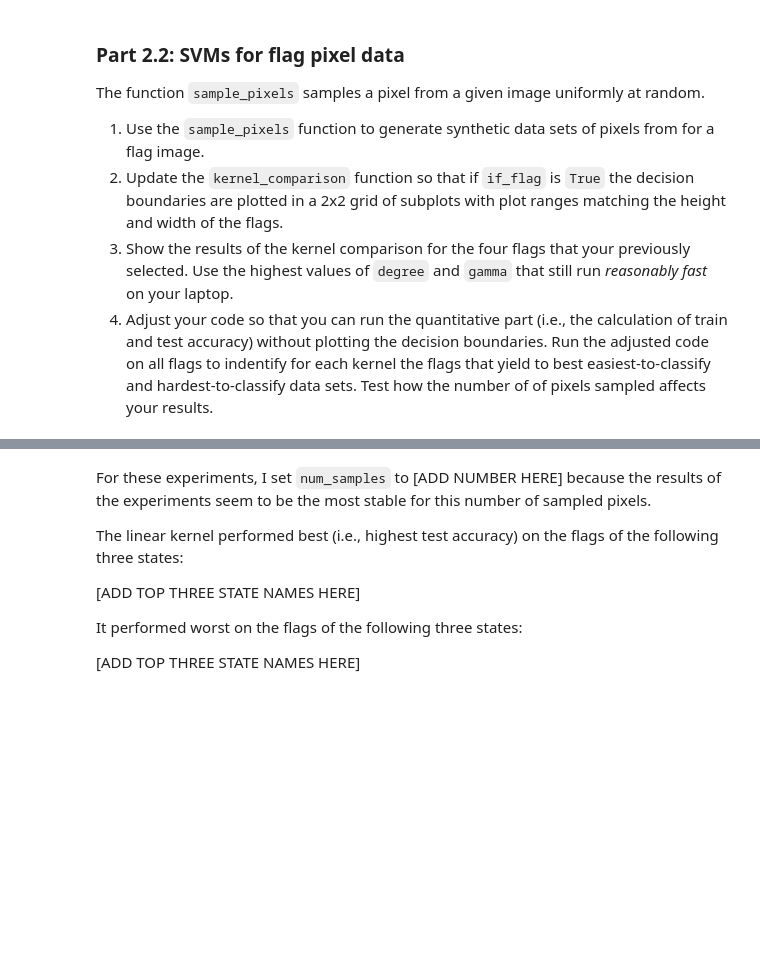
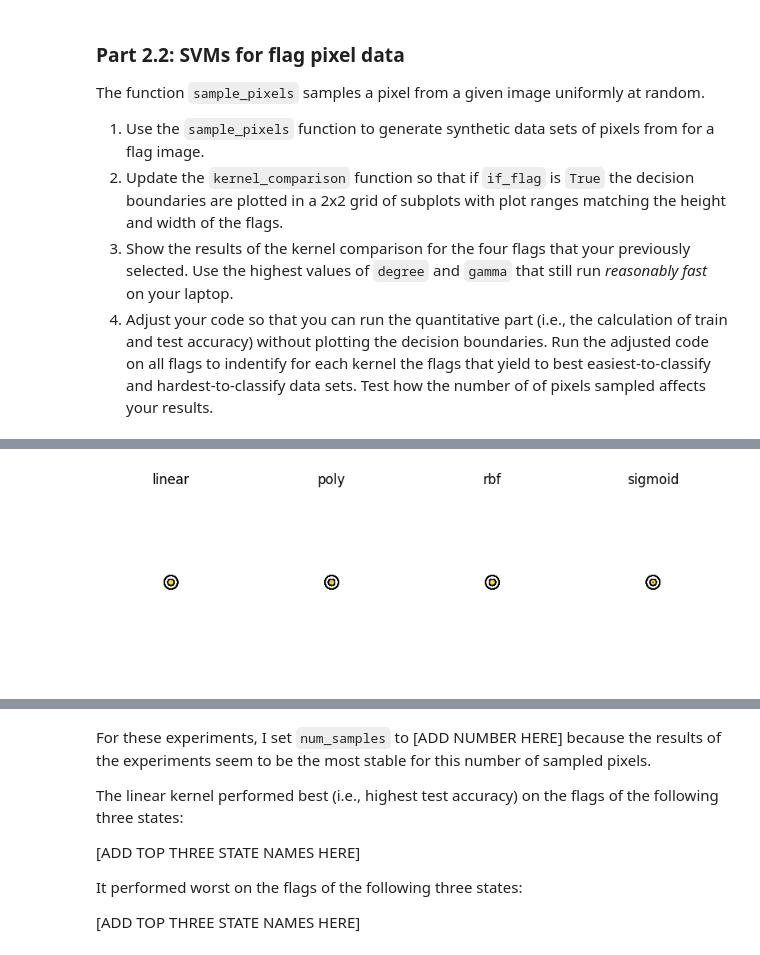
Before and after one commit to abbyheadstrom/mathematics-and-ai, a Jupyter notebook: weekly-projects/week5/Homework 5.ipynb, the cells around one changed output, grey strips where cells are left out. Drawn from its saved outputs; the diff is of its cells as text; code cells hidden in the pictures; blank space fills up the shorter version.

```diff
--- a/weekly-projects/week5/Homework 5.ipynb
+++ b/weekly-projects/week5/Homework 5.ipynb
@@ -441,3 +299,11 @@ sigmoid
+# %%
+for dataset_type in dataset_types:
+    for igamma, gamma in enumerate([2,3,4]):
+        print(dataset_type)
+        print(gamma)
+        X, y = generate_dataset(dataset_type)
+
+        kernel_comparison(X,y,gamma=gamma)
 # %% [markdown]
 The `degree` argument affects [ADD NAME OF DATA GENERATION METHOD]. It changes the model by [ADD SOME TEXT HERE]. This affects the model's bias-variance tradeoff by [ADD SOME TEXT HERE].
 
@@ -488,8 +375,86 @@ def sample_pixels(image, num_samples=100):
         x2 = random.randint(0, height - 1)
         pixel_data.append([x1/width-0.5, x2/width-0.5])
         pixel_labels.append(image[x2,x1])
-    return np.array(pixel_data), np.array(pixel_labels, dtype=int)
+    return np.array(pixel_data), np.array(pixel_labels, dtype=int), height, width
 # %%
 # Visual kernel comparison for selected flags
 '''ADD SOME CODE HERE'''
+flag_pixel_sets = []
+label_arrays = []
+height_arrays = []
+width_arrays = []
+
+for image in four_images:
+    img, lab, height, width = sample_pixels(image)
+    flag_pixel_sets.append(img)
+    label_arrays.append(lab)
+    height_arrays.append(height)
+    width_arrays = []
+
+
+def kernel_comparison_mod(X, y, data_table, support_vectors=True, tight_box=False, if_flag=False, gamma=3, degree=3, height=0, width=0):
+
+    # first make a train and test set so that we don't have data leakage
+    X_train, X_test, y_train, y_test = train_test_split(X, y)
+
+    data_table.
+
+    fig = plt.figure(figsize=(10,3))
+
+
+    for ikernel, kernel in enumerate(['linear', 'poly', 'rbf', 'sigmoid']):
+        print(kernel)
+        # Train the SVC
+        clf = SVC(kernel=kernel, degree=degree, gamma=gamma).fit(X_train, y_train)
+        pred = clf.predict(X_test)
+        accuracy = accuracy_score(y_test, pred)
+        print(accuracy)
+
+        # Settings for plotting
+        ax = plt.subplot(1,4,1+ikernel)
+        if if_flag:
+            x_min, x_max, y_min, y_max = -width/2, width/2, -height/2, height/2
+            ax.set(xlim=(x_min, x_max), ylim=(y_min, y_max))
+
+        # Plot decision boundary and margins
+        common_params = {"estimator": clf, "X": X, "ax": ax}
+        DecisionBoundaryDisplay.from_estimator(
+            **common_params,
+            response_method="predict",
+            plot_method="pcolormesh",
+            alpha=0.3,
+        )
+        DecisionBoundaryDisplay.from_estimator(
+            **common_params,
+            response_method="decision_function",
+            plot_method="contour",
+            levels=[-1, 0, 1],
+            colors=["k", "k", "k"],
+            linestyles=["--", "-", "--"],
+        )
+
+        if support_vectors:
+            # Plot bigger circles around samples that serve as support vectors
+            ax.scatter(
+                clf.support_vectors_[:, 0],
+                clf.support_vectors_[:, 1],
+                s=150,
+                facecolors="none",
+                edgecolors="k",
+            )
+
+        # Plot samples by color and add legend
+        ax.scatter(X[:, 0], X[:, 1], c=y, s=30, edgecolors="k")
+        ax.set_title(kernel)
+        ax.axis('off')
+        if tight_box:
+            ax.set_xlim([X[:, 0].min(), X[:, 0].max()])
+            ax.set_ylim([X[:, 1].min(), X[:, 1].max()])
+
+
+print (flag_pixel_sets[0])
+i = 0
+while i < 4:
+    kernel_comparison_mod(flag_pixel_sets[i], label_arrays[i], height=height, width=width, if_flag=True)
+    i +=1
 # %% [output]
@@ -496,0 +478 @@ def sample_pixels(image, num_samples=100):
+[figure, added]
```
Also changed, not shown: parts of 24 cells of this notebook.
